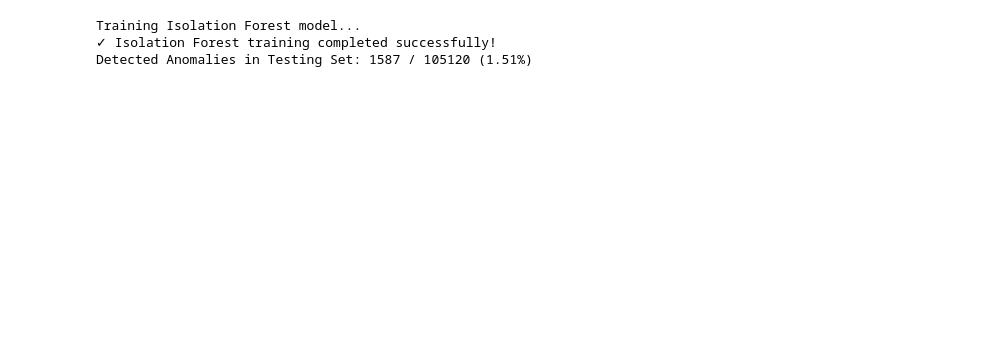
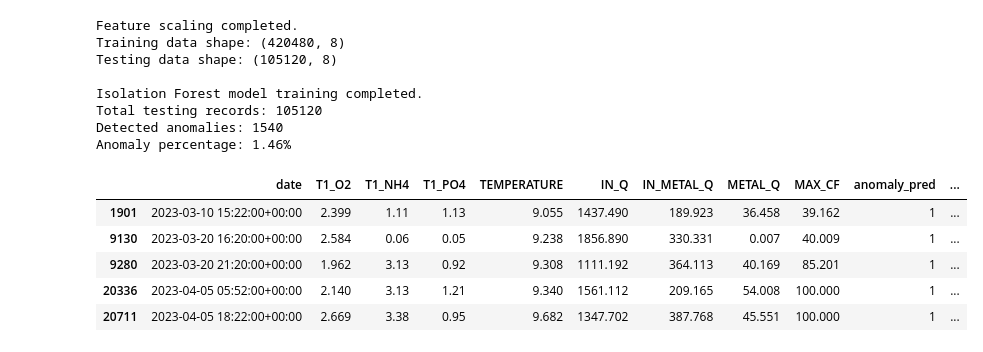
Before and after one commit to aribahwfn/EcoFlow-Wastewater-Monitoring-Dashboard, a Jupyter notebook: ISOLATION FOREST.ipynb, the cells around one changed output. Saved outputs shown, nothing was run; the diff lists cells and outputs as text; code cells hidden in the pictures; blank space fills up the shorter version.

```diff
--- a/ISOLATION FOREST.ipynb
+++ b/ISOLATION FOREST.ipynb
@@ -44,38 +147,66 @@ Testing Set Size (20%):  105120 rows
 # %%
-# Feature scaling min max scaler part
+
+# Scale the clipped features
 iso_scaler = MinMaxScaler()
 
-# Fit strictly on training data to prevent data leakage[cite: 1, 4]
-X_train_scaled = iso_scaler.fit_transform(train_df[feature_cols])
-X_test_scaled = iso_scaler.transform(test_df[feature_cols])
+X_train_scaled = iso_scaler.fit_transform(X_train_iso)
+X_test_scaled = iso_scaler.transform(X_test_iso)
 
+print("Feature scaling completed.")
+print(f"Training data shape: {X_train_scaled.shape}")
+print(f"Testing data shape: {X_test_scaled.shape}")
 
-print("\nTraining Isolation Forest model...")
-# Contamination rate set to 2% (~0.02) based on operational risk thresholds
+# Train the Isolation Forest model
 iso_forest = IsolationForest(
     n_estimators=100,
     contamination=0.02,
     random_state=42,
     n_jobs=-1
 )
+
 iso_forest.fit(X_train_scaled)
-print("✓ Isolation Forest training completed successfully!")
 
-# predict anomaly on test set
+print("\nIsolation Forest model training completed.")
+
+# Predict anomalies in the testing dataset
 test_preds = iso_forest.predict(X_test_scaled)
+
+# Convert predictions: -1 = anomaly, 1 = normal
 y_pred_binary = np.where(test_preds == -1, 1, 0)
 
-# Decision scores (lower score = more anomalous)
+# Calculate anomaly scores
 anomaly_scores = iso_forest.decision_function(X_test_scaled)
 
-# Append predictions and anomaly decision scores back to test dataframe
-test_df['anomaly_pred'] = y_pred_binary
-test_df['anomaly_score'] = anomaly_scores
+# Store predictions and scores in the testing dataframe
+test_df["anomaly_pred"] = y_pred_binary
+test_df["anomaly_score"] = anomaly_scores
 
-detected_anomalies = test_df[test_df['anomaly_pred'] == 1]
-print(f"Detected Anomalies in Testing Set: {len(detected_anomalies)} / {len(test_df)} ({len(detected_anomalies)/len(test_df)*100:.2f}%)")
+# Display detected anomalies
+detected_anomalies = test_df[
+    test_df["anomaly_pred"] == 1
+]
+
+print(f"Total testing records: {len(test_df)}")
+print(f"Detected anomalies: {len(detected_anomalies)}")
+print(
+    f"Anomaly percentage: "
+    f"{len(detected_anomalies) / len(test_df) * 100:.2f}%"
+)
+
+display(detected_anomalies.head())
 # %% [output]
-Training Isolation Forest model...
-✓ Isolation Forest training completed successfully!
-Detected Anomalies in Testing Set: 1587 / 105120 (1.51%)
+Feature scaling completed.
+Training data shape: (420480, 8)
+Testing data shape: (105120, 8)
+
+Isolation Forest model training completed.
+Total testing records: 105120
+Detected anomalies: 1540
+Anomaly percentage: 1.46%
+|  | date | T1_O2 | T1_NH4 | T1_PO4 | TEMPERATURE | IN_Q | IN_METAL_Q | METAL_Q | MAX_CF | anomaly_pred | ... |
+| 1901 | 2023-03-10 15:22:00+00:00 | 2.399 | 1.11 | 1.13 | 9.055 | 1437.490 | 189.923 | 36.458 | 39.162 | 1 | ... |
+| 9130 | 2023-03-20 16:20:00+00:00 | 2.584 | 0.06 | 0.05 | 9.238 | 1856.890 | 330.331 | 0.007 | 40.009 | 1 | ... |
+| 9280 | 2023-03-20 21:20:00+00:00 | 1.962 | 3.13 | 0.92 | 9.308 | 1111.192 | 364.113 | 40.169 | 85.201 | 1 | ... |
+| 20336 | 2023-04-05 05:52:00+00:00 | 2.140 | 3.13 | 1.21 | 9.340 | 1561.112 | 209.165 | 54.008 | 100.000 | 1 | ... |
+| 20711 | 2023-04-05 18:22:00+00:00 | 2.669 | 3.38 | 0.95 | 9.682 | 1347.702 | 387.768 | 45.551 | 100.000 | 1 | ... |
 # %%
```
Also changed, not shown: parts of 8 cells of this notebook, 2 other files.
